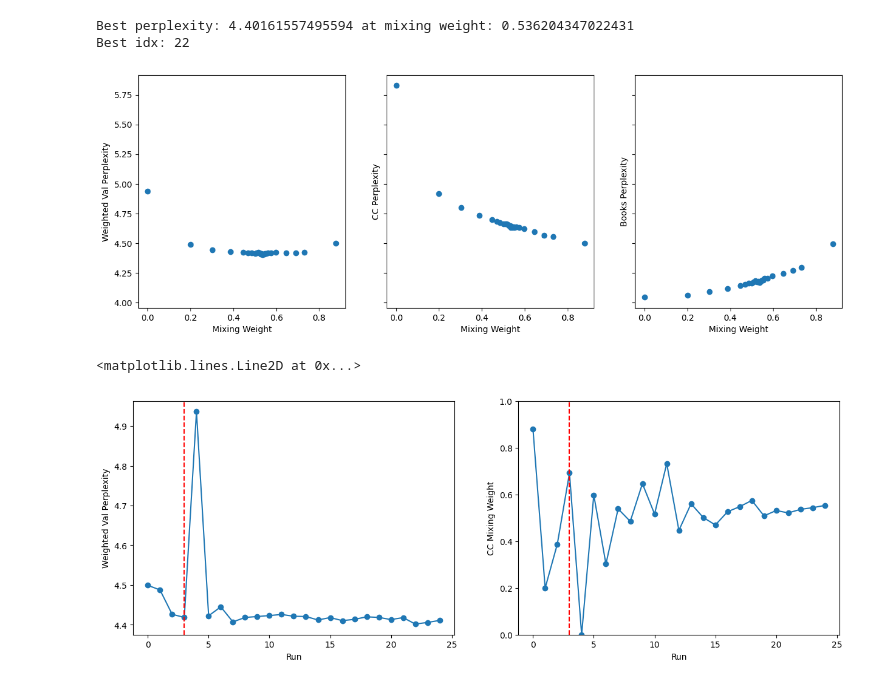
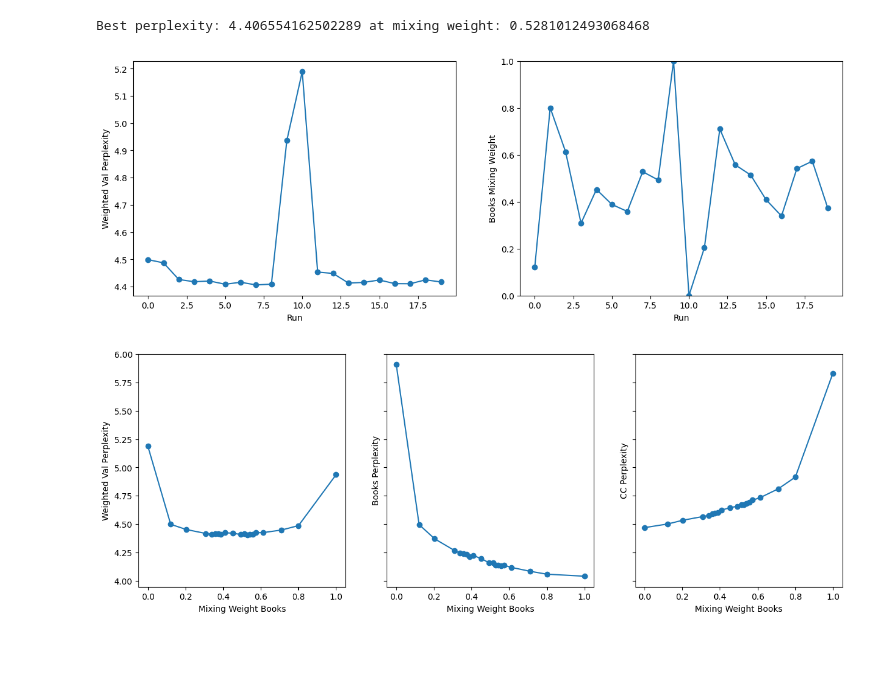
Before and after one commit to tim200002/lm_mixture_optimization, a Jupyter notebook: notebooks/2_source_analysis.ipynb, the cells around one changed output. Saved outputs shown, nothing was run; the diff lists cells and outputs as text; code cells hidden in the pictures; blank space fills up the shorter version.

```diff
--- a/notebooks/2_source_analysis.ipynb
+++ b/notebooks/2_source_analysis.ipynb
@@ -131,72 +183,10 @@ experiment2 = experiments2[0]
-# %%
-cc_weights = []
-cc_res = []
-books_res = []
-res = []
-max_trials = -1
-
-for i, trial in enumerate(experiment2.trials[:max_trials]):
-    if not trial.weighted_val_perplexity:
-        print(f"Trial {i} did not finish yet. Breaking")
-        break
-    book_weight = trial.true_mixing_weights['Books']
-    cc_weight = trial.true_mixing_weights['CC']
-
-    books_res.append(trial.val_results['Books'].perplexity)
-    cc_res.append(trial.val_results['CC'].perplexity)
-
-
-    cc_weights.append(cc_weight)
-    res.append(trial.weighted_val_perplexity)
-
-# create 3 subplots
-fig, axs = plt.subplots(1, 3, figsize=(15, 5), sharey=True)
-
-# plot 1
-axs[0].scatter(cc_weights, res)
-axs[0].set_xlabel('Mixing Weight CC')
-axs[0].set_ylabel('Weighted Val Perplexity')
-
-# plot 2
-axs[1].scatter(cc_weights, cc_res)
-axs[1].set_xlabel('Mixing Weight CC')
-axs[1].set_ylabel('CC Perplexity')
-
-# plot 3
-axs[2].scatter(cc_weights, books_res)
-axs[2].set_xlabel('Mixing Weight Book')
-axs[2].set_ylabel('Books Perplexity')
-
-best_perplexity = min(res)
-best_idx = res.index(best_perplexity)
-
-print(f"Best perplexity: {best_perplexity} at mixing weight: {cc_weights[best_idx]}")
-print(f"Best idx: {best_idx}")
-# %% [output]
-Best perplexity: 4.40161557495594 at mixing weight: 0.536204347022431
-Best idx: 22
-[figure, removed]
-# %%
-start_teratrions = 4
-
-fig, axs = plt.subplots(1, 2, figsize=(15, 5))
-
-# plot weighte val perpleixty over time
-axs[0].plot(res, '-o')
-axs[0].set_xlabel('Run')
-axs[0].set_ylabel('Weighted Val Perplexity')
-axs[0].axvline(x=start_teratrions - 1, color='r', linestyle='--')
-
-# plot cc weights over time
-axs[1].plot(cc_weights, '-o')
-axs[1].set_xlabel('Run')
-axs[1].set_ylabel('CC Mixing Weight')
-axs[1].set_ylim([0, 1])
-axs[1].axvline(x=start_teratrions - 1, color='r', linestyle='--')
-# %% [output]
-<matplotlib.lines.Line2D at 0x...>
-[figure, removed]
 # %%
 path3 = "/root/code/mixture_optimization/logs/bayesian-two-sources_0/experiment_history.yaml"
 experiments3 = read_experiments(path3)
 experiment3 = experiments3[0]
+res = plot_visualizations(experiment3)
+results.append((res, "Books CC Bayesian"))
+# %% [output]
+Best perplexity: 4.406554162502289 at mixing weight: 0.5281012493068468
+[figure, added]
+[figure, added]
```
Also changed, not shown: parts of 13 cells of this notebook, 31 other files.
